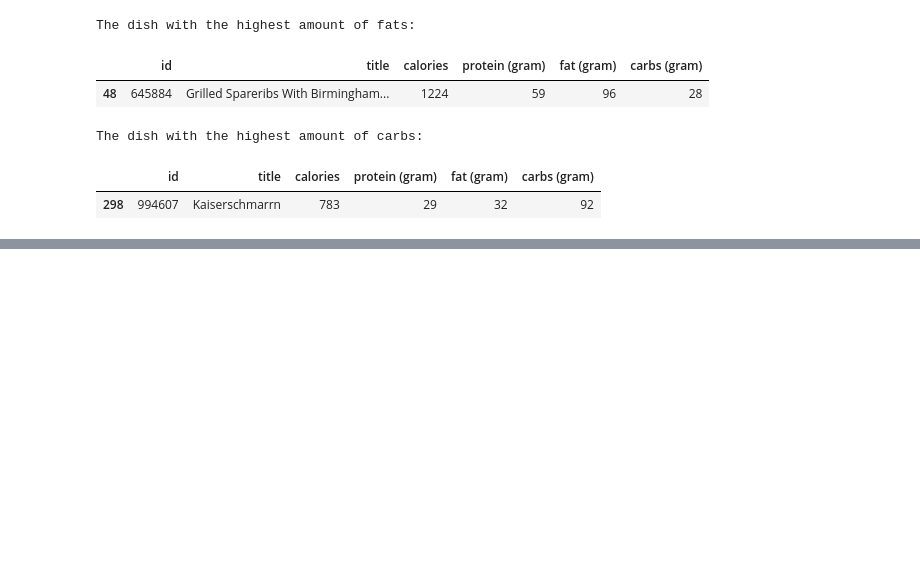
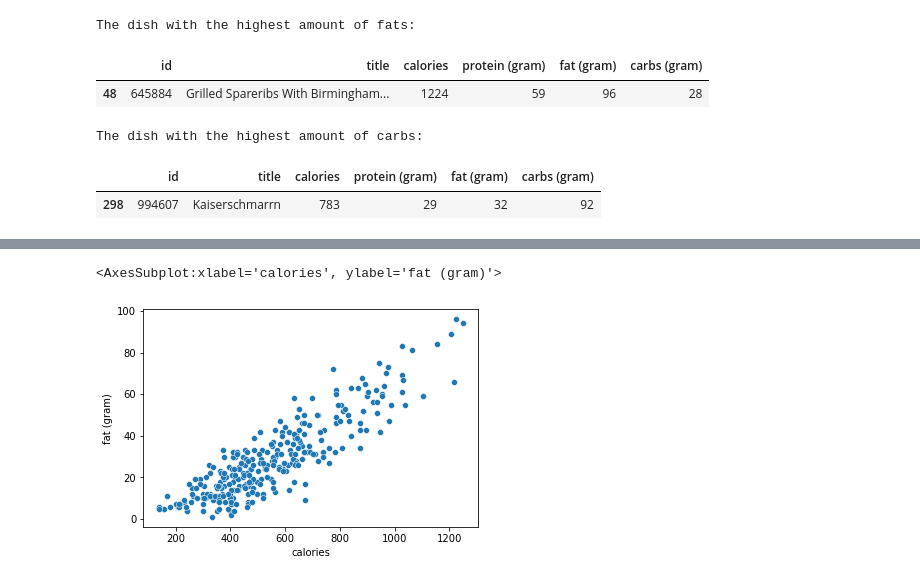
Before and after one commit to naomizubeldia/Spoonacular-Recipe-Nutrients-Dataset, a Jupyter notebook: EDA.ipynb, the cells around one changed output, grey strips where cells are left out. Drawn from its saved outputs; the diff is of its cells as text; code cells hidden in the pictures; blank space fills up the shorter version.

```diff
--- a/EDA.ipynb
+++ b/EDA.ipynb
@@ -108,0 +114,6 @@ The dish with the highest amount of carbs:
+# %%
+sns.scatterplot(x='calories',y='fat (gram)', data=final)
+#It appears there is a sort of linear relationship here between calories and fat
+# %% [output]
+<AxesSubplot:xlabel='calories', ylabel='fat (gram)'>
+[figure, added]
```
Also changed, not shown: parts of 10 cells of this notebook.
